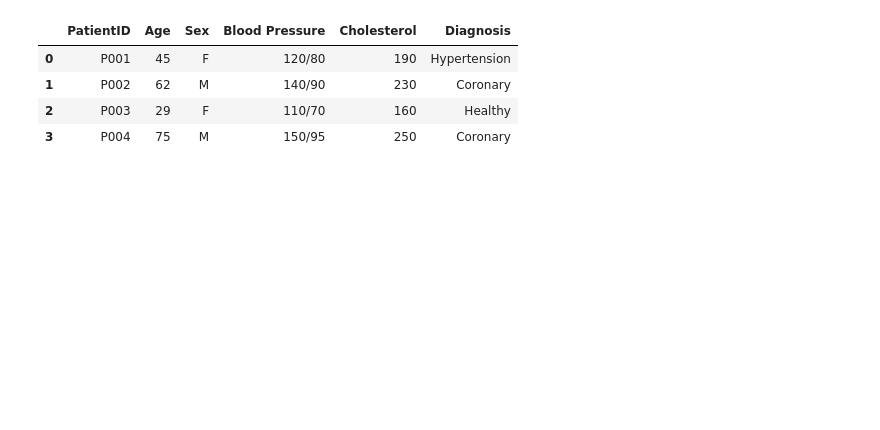
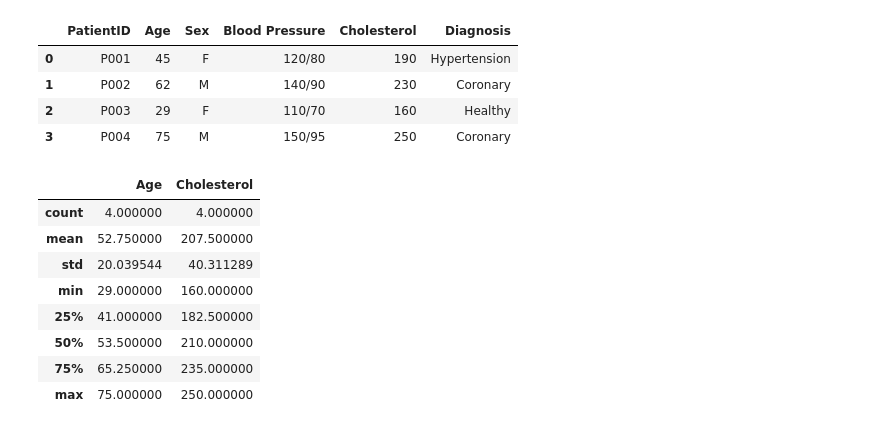
Before and after one commit to ikramhh/HospitalDataAnalysis, a Jupyter notebook: notebooks/patients_analysis.ipynb, the cells around one changed output. Saved outputs shown, nothing was run; the diff lists cells and outputs as text; code cells hidden in the pictures; blank space fills up the shorter version.

```diff
--- a/notebooks/patients_analysis.ipynb
+++ b/notebooks/patients_analysis.ipynb
@@ -10,3 +10,15 @@ df.head()
 | 1 | P002 | 62 | M | 140/90 | 230 | Coronary |
 | 2 | P003 | 29 | F | 110/70 | 160 | Healthy |
 | 3 | P004 | 75 | M | 150/95 | 250 | Coronary |
+# %%
+dp.describe()
+# %% [output]
+|  | Age | Cholesterol |
+| count | 4.000000 | 4.000000 |
+| mean | 52.750000 | 207.500000 |
+| std | 20.039544 | 40.311289 |
+| min | 29.000000 | 160.000000 |
+| 25% | 41.000000 | 182.500000 |
+| 50% | 53.500000 | 210.000000 |
+| 75% | 65.250000 | 235.000000 |
+| max | 75.000000 | 250.000000 |
```
Also changed, not shown: parts of 3 cells of this notebook, 1 other file.
